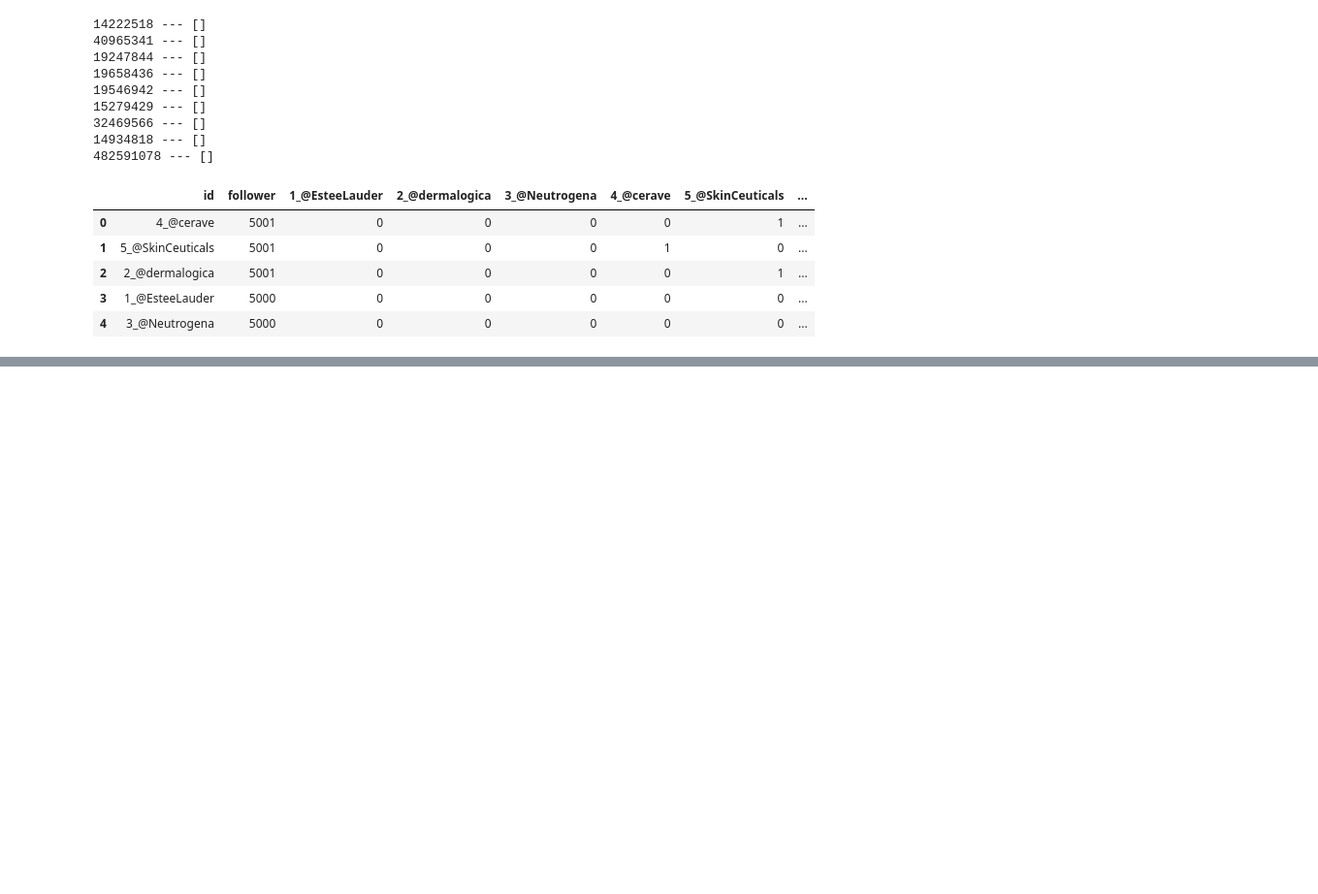
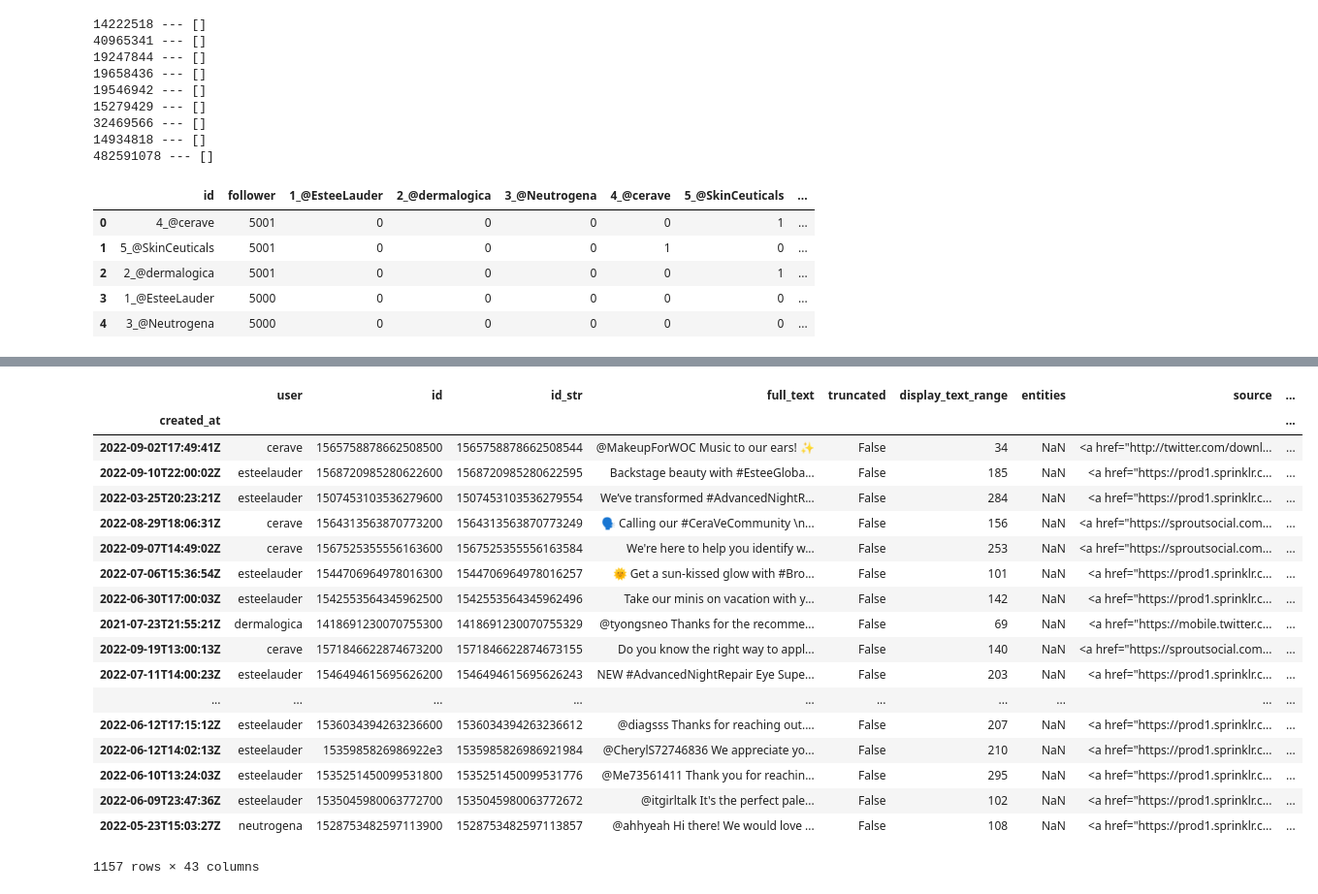
Before and after one commit to nilooy5/Munira-Brand-Network-Analysis, a Jupyter notebook: brand_analysis_v1.ipynb, the cells around one changed output, grey strips where cells are left out. Shown at 97% size. Cells and saved outputs as stored; diff of their text form; code cells hidden in the pictures; blank space fills up the shorter version.

```diff
--- a/brand_analysis_v1.ipynb
+++ b/brand_analysis_v1.ipynb
@@ -379,0 +492,22 @@ df_target.head(5)
+# %%
+df_tweets_w_mentions.sort_values(by='favorite_count', ascending=False)
+# %% [output]
+|  | user | id | id_str | full_text | truncated | display_text_range | entities | source | ... |
+| created_at |  |  |  |  |  |  |  |  | ... |
+| 2022-09-02T17:49:41Z | cerave | 1565758878662508500 | 1565758878662508544 | @MakeupForWOC Music to our ears! ✨ | False | 34 | NaN | <a href="http://twitter.com/downl... | ... |
+| 2022-09-10T22:00:02Z | esteelauder | 1568720985280622600 | 1568720985280622595 | Backstage beauty with #EsteeGloba... | False | 185 | NaN | <a href="https://prod1.sprinklr.c... | ... |
+| 2022-03-25T20:23:21Z | esteelauder | 1507453103536279600 | 1507453103536279554 | We’ve transformed #AdvancedNightR... | False | 284 | NaN | <a href="https://prod1.sprinklr.c... | ... |
+| 2022-08-29T18:06:31Z | cerave | 1564313563870773200 | 1564313563870773249 | 🗣 Calling our #CeraVeCommunity \n... | False | 156 | NaN | <a href="https://sproutsocial.com... | ... |
+| 2022-09-07T14:49:02Z | cerave | 1567525355556163600 | 1567525355556163584 | We're here to help you identify w... | False | 253 | NaN | <a href="https://sproutsocial.com... | ... |
+| 2022-07-06T15:36:54Z | esteelauder | 1544706964978016300 | 1544706964978016257 | 🌞 Get a sun-kissed glow with #Bro... | False | 101 | NaN | <a href="https://prod1.sprinklr.c... | ... |
+| 2022-06-30T17:00:03Z | esteelauder | 1542553564345962500 | 1542553564345962496 | Take our minis on vacation with y... | False | 142 | NaN | <a href="https://prod1.sprinklr.c... | ... |
+| 2021-07-23T21:55:21Z | dermalogica | 1418691230070755300 | 1418691230070755329 | @tyongsneo Thanks for the recomme... | False | 69 | NaN | <a href="https://mobile.twitter.c... | ... |
+| 2022-09-19T13:00:13Z | cerave | 1571846622874673200 | 1571846622874673155 | Do you know the right way to appl... | False | 140 | NaN | <a href="https://sproutsocial.com... | ... |
+| 2022-07-11T14:00:23Z | esteelauder | 1546494615695626200 | 1546494615695626243 | NEW #AdvancedNightRepair Eye Supe... | False | 203 | NaN | <a href="https://prod1.sprinklr.c... | ... |
+| ... | ... | ... | ... | ... | ... | ... | ... | ... | ... |
+| 2022-06-12T17:15:12Z | esteelauder | 1536034394263236600 | 1536034394263236612 | @diagsss Thanks for reaching out.... | False | 207 | NaN | <a href="https://prod1.sprinklr.c... | ... |
+| 2022-06-12T14:02:13Z | esteelauder | 1535985826986922e3 | 1535985826986921984 | @CherylS72746836 We appreciate yo... | False | 210 | NaN | <a href="https://prod1.sprinklr.c... | ... |
+| 2022-06-10T13:24:03Z | esteelauder | 1535251450099531800 | 1535251450099531776 | @Me73561411 Thank you for reachin... | False | 295 | NaN | <a href="https://prod1.sprinklr.c... | ... |
+| 2022-06-09T23:47:36Z | esteelauder | 1535045980063772700 | 1535045980063772672 | @itgirltalk It's the perfect pale... | False | 102 | NaN | <a href="https://prod1.sprinklr.c... | ... |
+| 2022-05-23T15:03:27Z | neutrogena | 1528753482597113900 | 1528753482597113857 | @ahhyeah Hi there! We would love ... | False | 108 | NaN | <a href="https://prod1.sprinklr.c... | ... |
+1157 rows × 43 columns
```
Also changed, not shown: parts of 13 cells of this notebook, 2 other files.
